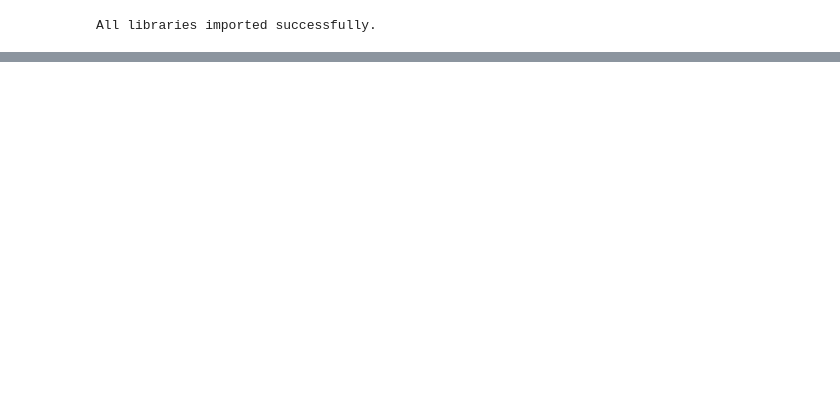
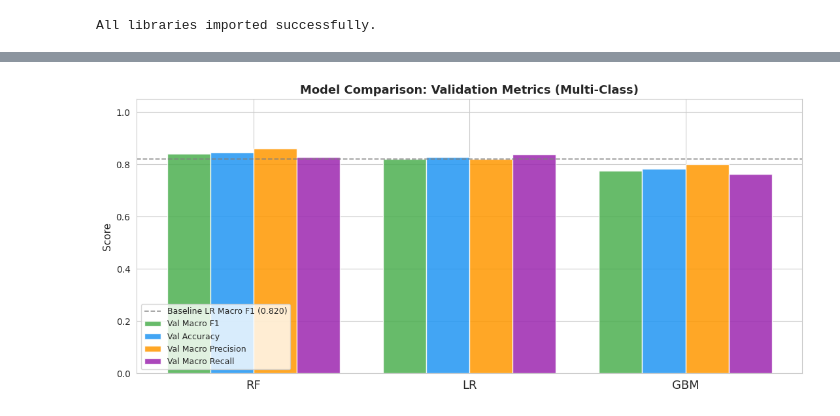
Before and after one commit to bmislol/smart-travel-planner, a Jupyter notebook: notebook/ml/train_model.ipynb, the cells around one changed output, grey strips where cells are left out. Saved outputs shown, nothing was run; the diff lists cells and outputs as text; code cells hidden in the pictures; blank space fills up the shorter version.

```diff
--- a/notebook/ml/train_model.ipynb
+++ b/notebook/ml/train_model.ipynb
@@ -449,0 +353,19 @@ Confusion matrix successfully saved to: ../../graph/confusion_matrix.png
+# %%
+# Cell 9: HistGradientBoostingClassifier Pipeline
+from sklearn.ensemble import HistGradientBoostingClassifier
+
+gbm_pipeline = Pipeline(steps=[
+    ('preprocessor', clone(preprocessor)),      # fresh unfitted copy
+    ('classifier', HistGradientBoostingClassifier(
+        class_weight='balanced',
+        random_state=42
+        # We leave all other hyperparameters at sklearn defaults
+        # (learning_rate=0.1, max_iter=100) just like the instructor did!
+    ))
+])
+
+print('HistGradientBoosting pipeline built (sklearn defaults + class_weight=balanced).')
+print('  learning_rate     : 0.1     (default)')
+print('  max_iter          : 100     (default)')
+print('  class_weight      : balanced')
+print('  random_state      : 42')
@@ -449,0 +494,45 @@ Confusion matrix successfully saved to: ../../graph/confusion_matrix.png
+# %%
+# Cell 13: Comparison Bar Chart
+import numpy as np
+import matplotlib.pyplot as plt
+
+# Define the metrics we want to plot and their visual colors
+metrics_to_plot = ['val_f1_macro', 'val_accuracy', 'val_precision', 'val_recall']
+palette_metrics = {
+    'val_f1_macro':  '#4CAF50', # Green
+    'val_accuracy':  '#2196F3', # Blue
+    'val_precision': '#FF9800', # Orange
+    'val_recall':    '#9C27B0', # Purple
+}
+labels_map = {
+    'val_f1_macro':  'Val Macro F1',
+    'val_accuracy':  'Val Accuracy',
+    'val_precision': 'Val Macro Precision',
+    'val_recall':    'Val Macro Recall',
+}
+
+x = np.arange(len(df_results))
+width = 0.20
+fig, ax = plt.subplots(figsize=(11, 5))
+
+# Plot each metric slightly offset so they group nicely side-by-side
+for i, metric in enumerate(metrics_to_plot):
+    offset = (i - len(metrics_to_plot) / 2 + 0.5) * width
+    ax.bar(x + offset, df_results[metric], width,
+           label=labels_map[metric],
+           color=palette_metrics[metric], alpha=0.85, edgecolor='white')
+
+# Add a dashed line representing the LR Baseline Macro F1
+ax.axhline(y=lr_val_f1, color='gray', linestyle='--', linewidth=1.3, alpha=0.75,
+           label=f'Baseline LR Macro F1 ({lr_val_f1:.3f})')
+
+ax.set_xticks(x)
+ax.set_xticklabels(df_results.index, fontsize=13)
+ax.set_ylim(0, 1.05)
+ax.set_ylabel('Score', fontsize=11)
+ax.set_title('Model Comparison: Validation Metrics (Multi-Class)', fontsize=13, fontweight='bold')
+ax.legend(loc='lower left', fontsize=9)
+plt.tight_layout()
+plt.show()
+# %% [output]
+[figure, added]
```
Also changed, not shown: parts of 26 cells of this notebook, 2 other files.
